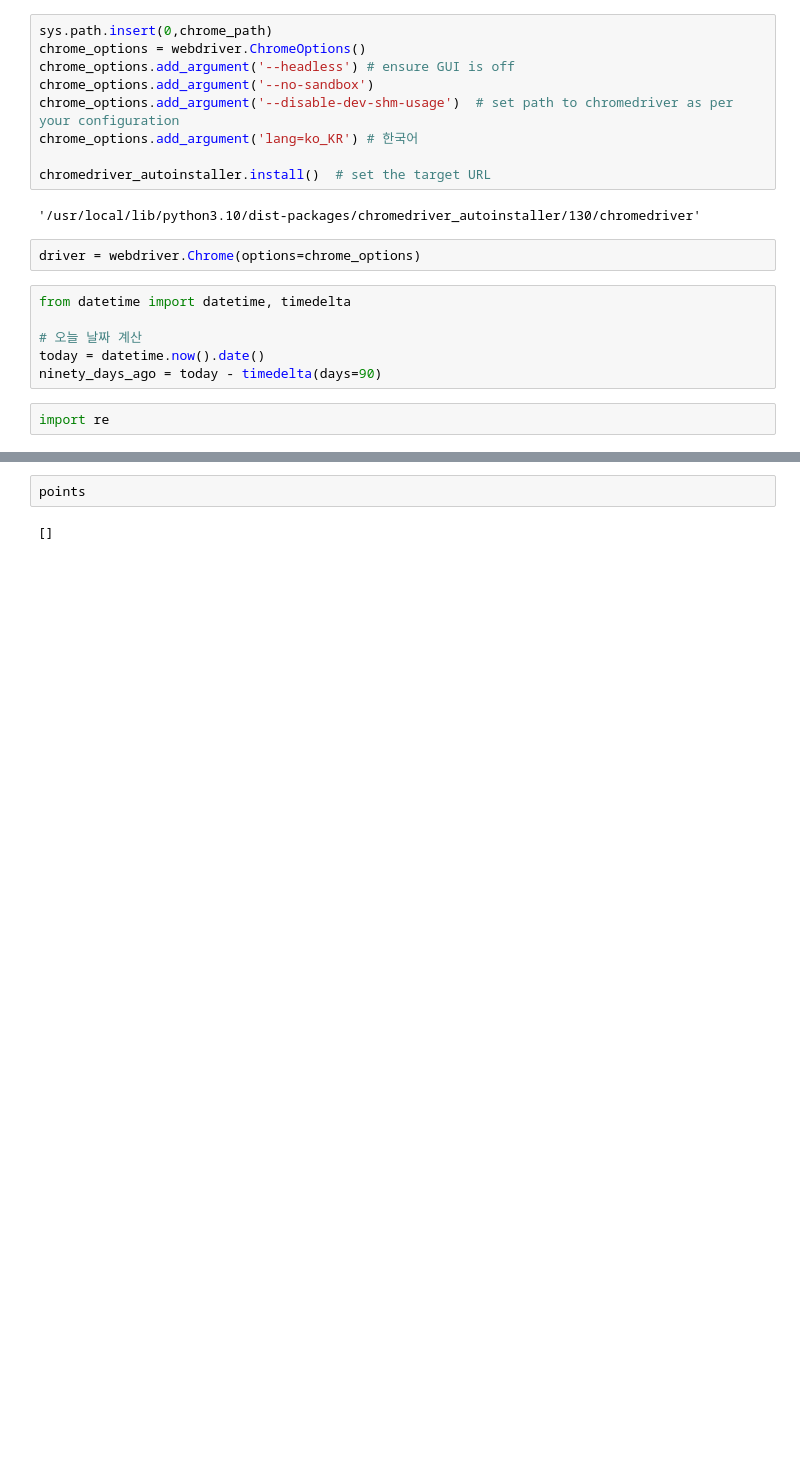
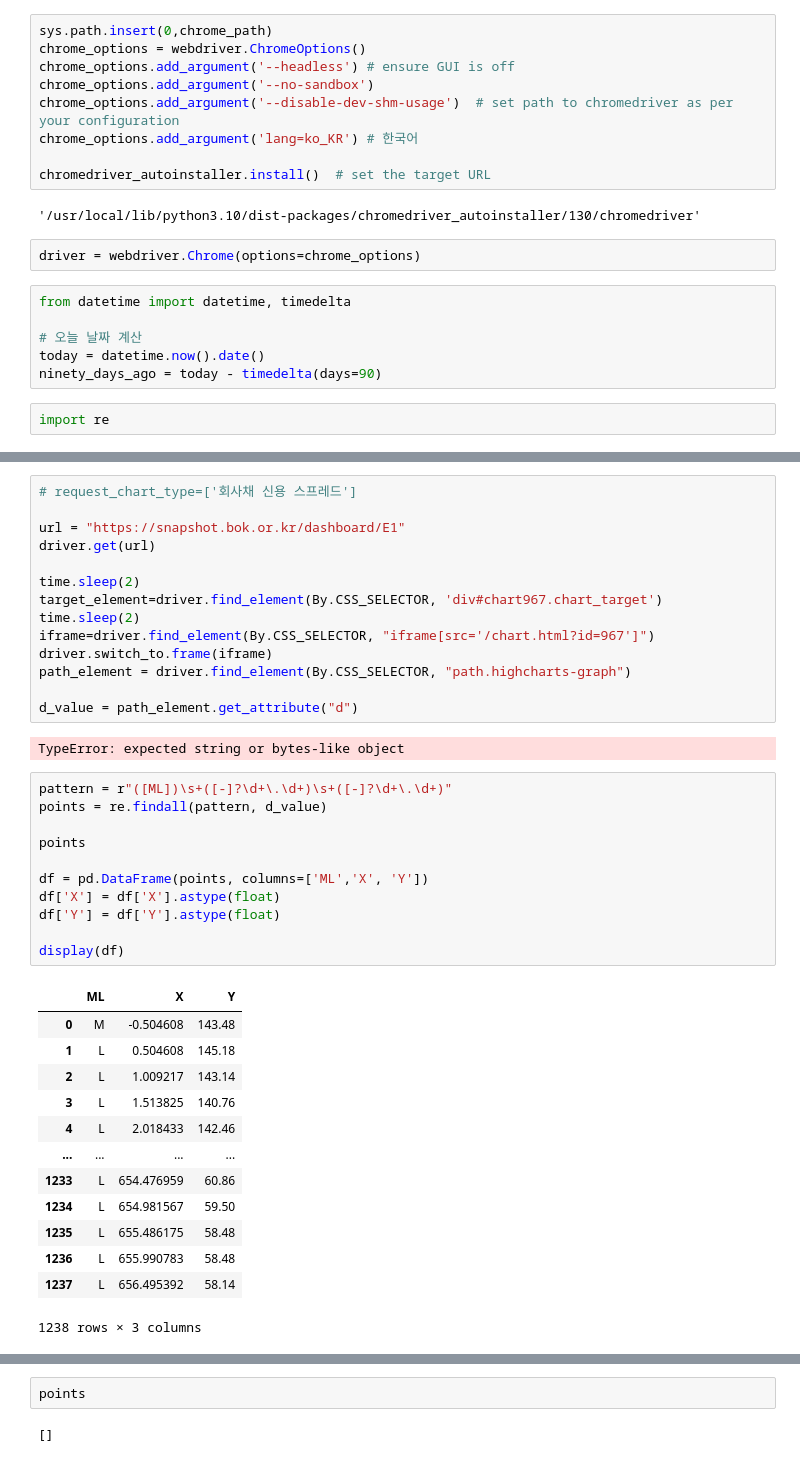
Before and after one commit to linusms/webcrawling, a Jupyter notebook: selenium - 한국은행.ipynb, the cells around one changed output, grey strips where cells are left out. Cells and saved outputs as stored; diff of their text form; blank space fills up the shorter version.

```diff
--- a/selenium - 한국은행.ipynb
+++ b/selenium - 한국은행.ipynb
@@ -103,0 +116,41 @@ import re
+# %%
+# request_chart_type=['회사채 신용 스프레드']
+
+url = "https://snapshot.bok.or.kr/dashboard/E1"
+driver.get(url)
+
+time.sleep(2)
+target_element=driver.find_element(By.CSS_SELECTOR, 'div#chart967.chart_target')
+time.sleep(2)
+iframe=driver.find_element(By.CSS_SELECTOR, "iframe[src='/chart.html?id=967']")
+driver.switch_to.frame(iframe)
+path_element = driver.find_element(By.CSS_SELECTOR, "path.highcharts-graph")
+
+d_value = path_element.get_attribute("d")
+# %% [output]
+TypeError: expected string or bytes-like object
+# %%
+pattern = r"([ML])\s+([-]?\d+\.\d+)\s+([-]?\d+\.\d+)"
+points = re.findall(pattern, d_value)
+
+points
+
+df = pd.DataFrame(points, columns=['ML','X', 'Y'])
+df['X'] = df['X'].astype(float)
+df['Y'] = df['Y'].astype(float)
+
+display(df)
+# %% [output]
+|  | ML | X | Y |
+| 0 | M | -0.504608 | 143.48 |
+| 1 | L | 0.504608 | 145.18 |
+| 2 | L | 1.009217 | 143.14 |
+| 3 | L | 1.513825 | 140.76 |
+| 4 | L | 2.018433 | 142.46 |
+| ... | ... | ... | ... |
+| 1233 | L | 654.476959 | 60.86 |
+| 1234 | L | 654.981567 | 59.50 |
+| 1235 | L | 655.486175 | 58.48 |
+| 1236 | L | 655.990783 | 58.48 |
+| 1237 | L | 656.495392 | 58.14 |
+1238 rows × 3 columns
```
Also changed, not shown: parts of 10 cells of this notebook.
